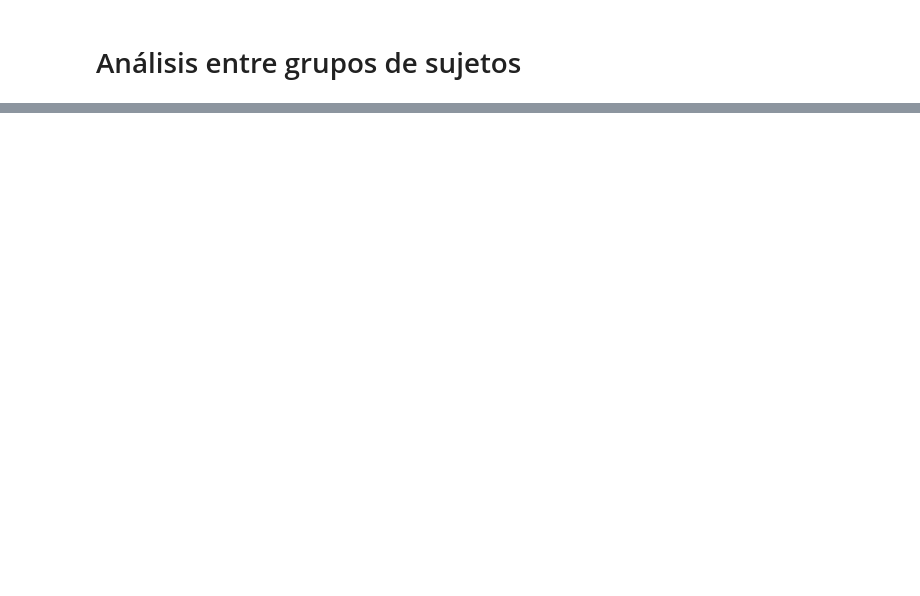
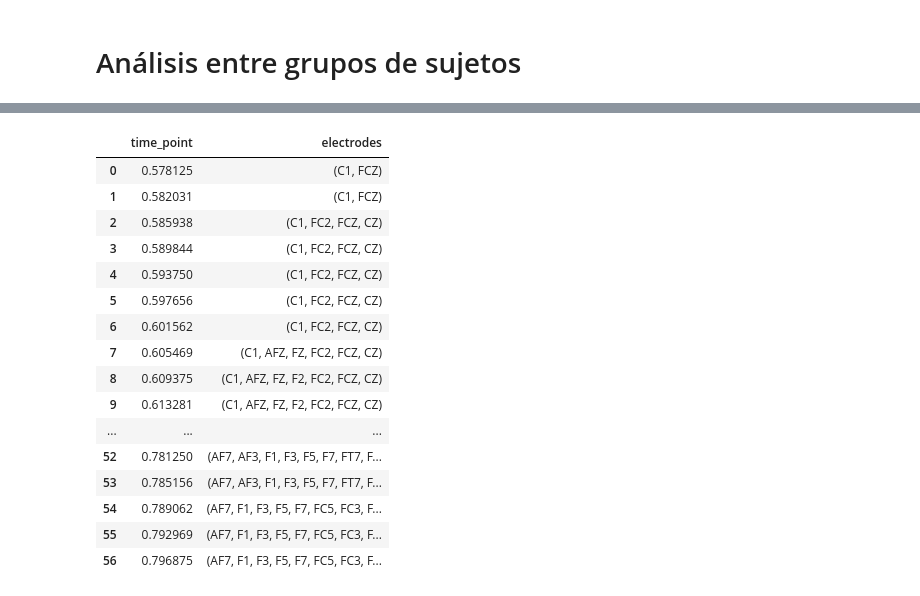
Before and after one commit to jhquiza/EEG_IAT, a Jupyter notebook: Análisis univariante masivo definitivo.ipynb, the cells around one changed output, grey strips where cells are left out. Saved outputs shown, nothing was run; the diff lists cells and outputs as text; code cells hidden in the pictures; blank space fills up the shorter version.

```diff
--- a/Análisis univariante masivo definitivo.ipynb
+++ b/Análisis univariante masivo definitivo.ipynb
@@ -421,10 +75,0 @@ df_clusteres.to_csv('clusteres_congruentes_sin_ambos.csv')
-# %%
-si_victima = ['21100', '21101', '21102', '21103', '21104', '21105', '21108', '21109', '21110', '21111', '21112', '21113',
-              '21116', '21118', '21121', '21122', '21123', '21125', '21129', '21131', '21132', '21134', '21135', '21140',
-              '21143', '21144', '21147', '21152', '23001', '23004', '23006', '23007', '23009', '23010', '23011',
-              '23012', '23013', '23016', '23017', '23018', '23019', '23020', '23021', '23022', '23023', '24002', '24003',
-              '24005', '24013', '24014', '24015', '24026', '24027', '24043', '24045', '24053', '24057','24065', '24073']
-no_victima = ['21106', '21107', '21114', '21115', '21127', '21137', '21139', '23002', '23003', '23005',
-              '23008', '23015', '23025', '24004', '24017', '24025', '24035', '24039', '24052', '24059','24069', '24101']
-controles = ['22100', '22101', '22102', '22103', '22104', '22106', '22107', '22108', '22110', '22111', '22112', '22113',
-             '22114', '22115', '22116', '22117']
@@ -549,0 +76,6 @@ df_clusteres.to_csv('clusteres_victims_self_id_diferencias.csv')
+# %%
+ga_ambos_co, ga_ambos_in, ambos_co, ambos_in, tiempos, canales, adjacency = cl.matrices_cluster(ambos, evocados_co, evocados_in)
+ga_exguerrilleros_co, ga_exguerrilleros_in, exguerrilleros_co, exguerrilleros_in, tiempos, canales, adjacency = cl.matrices_cluster(exguerrilleros, evocados_co, evocados_in)
+ga_exparamilitares_co, ga_exparamilitares_in, exparamilitares_co, exparamilitares_in, tiempos, canales, adjacency = cl.matrices_cluster(exparamilitares, evocados_co, evocados_in)
+ga_victimas_co, ga_victimas_in, victimas_co, victimas_in, tiempos, canales, adjacency = cl.matrices_cluster(victimas, evocados_co, evocados_in)
+ga_controles_co, ga_controles_in, controles_co, controles_in, tiempos, canales, adjacency = cl.matrices_cluster(controles, evocados_co, evocados_in)
@@ -549,0 +119,4 @@ df_clusteres.to_csv('clusteres_victims_self_id_diferencias.csv')
+# %%
+# Análisis de ensayos incongruentes
+X = [ambos_in, exguerrilleros_in, exparamilitares_in, victimas_in, controles_in]
+f_obs, p_values, umbral = cl.analisis_cluster_f(X, adjacency)
@@ -549,0 +133,25 @@ df_clusteres.to_csv('clusteres_victims_self_id_diferencias.csv')
+# %%
+df_p_values = cl.p_values_table(p_values, tiempos, canales)
+figura = cl.clusters_color(df=df_p_values, cmap='autumn')
+# %%
+# Tabla de clústeres
+df_clusteres = cl.lista_clusteres(df_p_values)
+df_clusteres
+# %% [output]
+|  | time_point | electrodes |
+| 0 | 0.578125 | (C1, FCZ) |
+| 1 | 0.582031 | (C1, FCZ) |
+| 2 | 0.585938 | (C1, FC2, FCZ, CZ) |
+| 3 | 0.589844 | (C1, FC2, FCZ, CZ) |
+| 4 | 0.593750 | (C1, FC2, FCZ, CZ) |
+| 5 | 0.597656 | (C1, FC2, FCZ, CZ) |
+| 6 | 0.601562 | (C1, FC2, FCZ, CZ) |
+| 7 | 0.605469 | (C1, AFZ, FZ, FC2, FCZ, CZ) |
+| 8 | 0.609375 | (C1, AFZ, FZ, F2, FC2, FCZ, CZ) |
+| 9 | 0.613281 | (C1, AFZ, FZ, F2, FC2, FCZ, CZ) |
+| ... | ... | ... |
+| 52 | 0.781250 | (AF7, AF3, F1, F3, F5, F7, FT7, F... |
+| 53 | 0.785156 | (AF7, AF3, F1, F3, F5, F7, FT7, F... |
+| 54 | 0.789062 | (AF7, F1, F3, F5, F7, FC5, FC3, F... |
+| 55 | 0.792969 | (AF7, F1, F3, F5, F7, FC5, FC3, F... |
+| 56 | 0.796875 | (AF7, F1, F3, F5, F7, FC5, FC3, F... |
```
Also changed, not shown: parts of 81 cells of this notebook, 2 other files.
